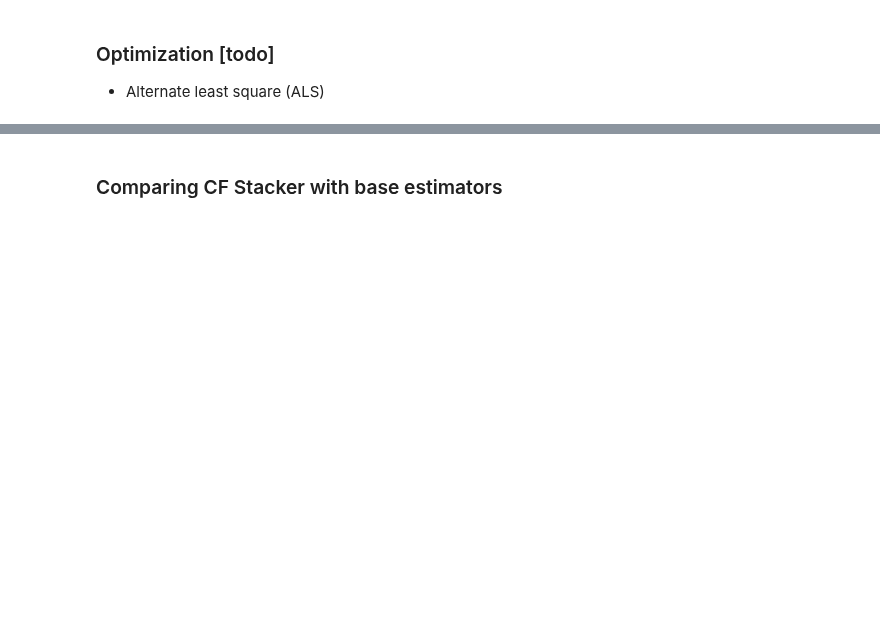
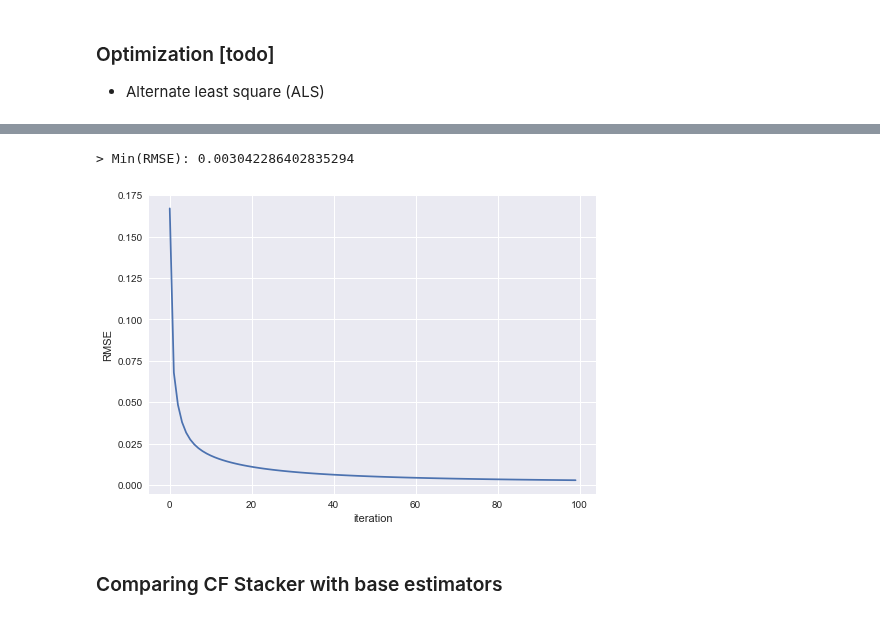
Before and after one commit to pleiadian53/cf_ensemble, a Jupyter notebook: demo-cf-stacking.ipynb, the cells around one changed output, grey strips where cells are left out. Saved outputs shown, nothing was run; the diff lists cells and outputs as text; code cells hidden in the pictures; blank space fills up the shorter version.

```diff
--- a/demo-cf-stacking.ipynb
+++ b/demo-cf-stacking.ipynb
@@ -594,3 +702,12 @@ print(Pc[:, :cutoff])
+# %%
+from pandas import DataFrame
+
+dfl = DataFrame({'RMSE': Xh_err, 'iteration': range(n_iter)})
+sns.lineplot(data=dfl, x="iteration", y="RMSE")
+print(f"> Min(RMSE): {np.min(Xh_err)}")
+# %% [output]
+> Min(RMSE): 0.003042286402835294
+[figure, added]
 # %% [markdown]
 ### Comparing CF Stacker with base estimators
 # %%
```
Also changed, not shown: parts of 13 cells of this notebook, 4 other files.
